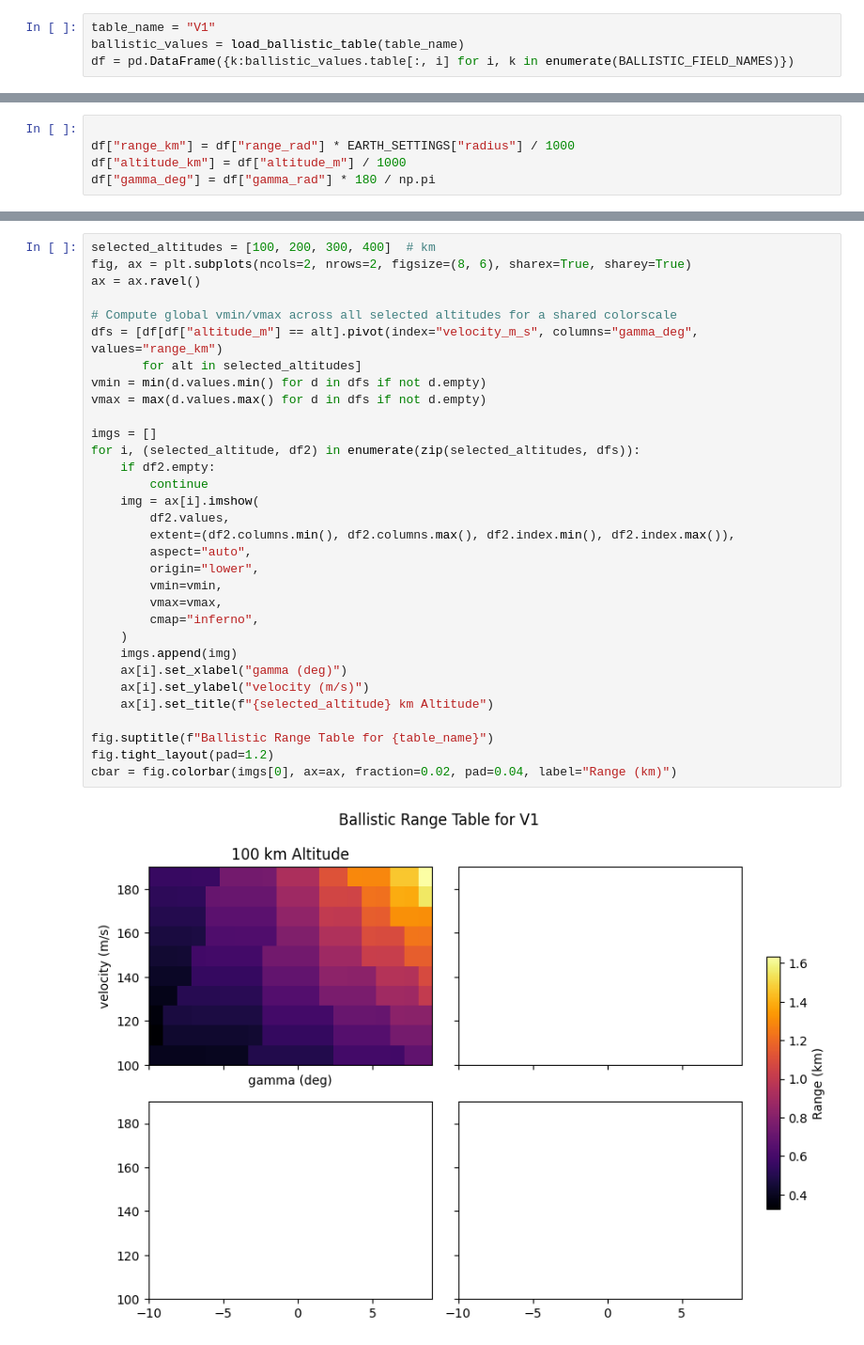
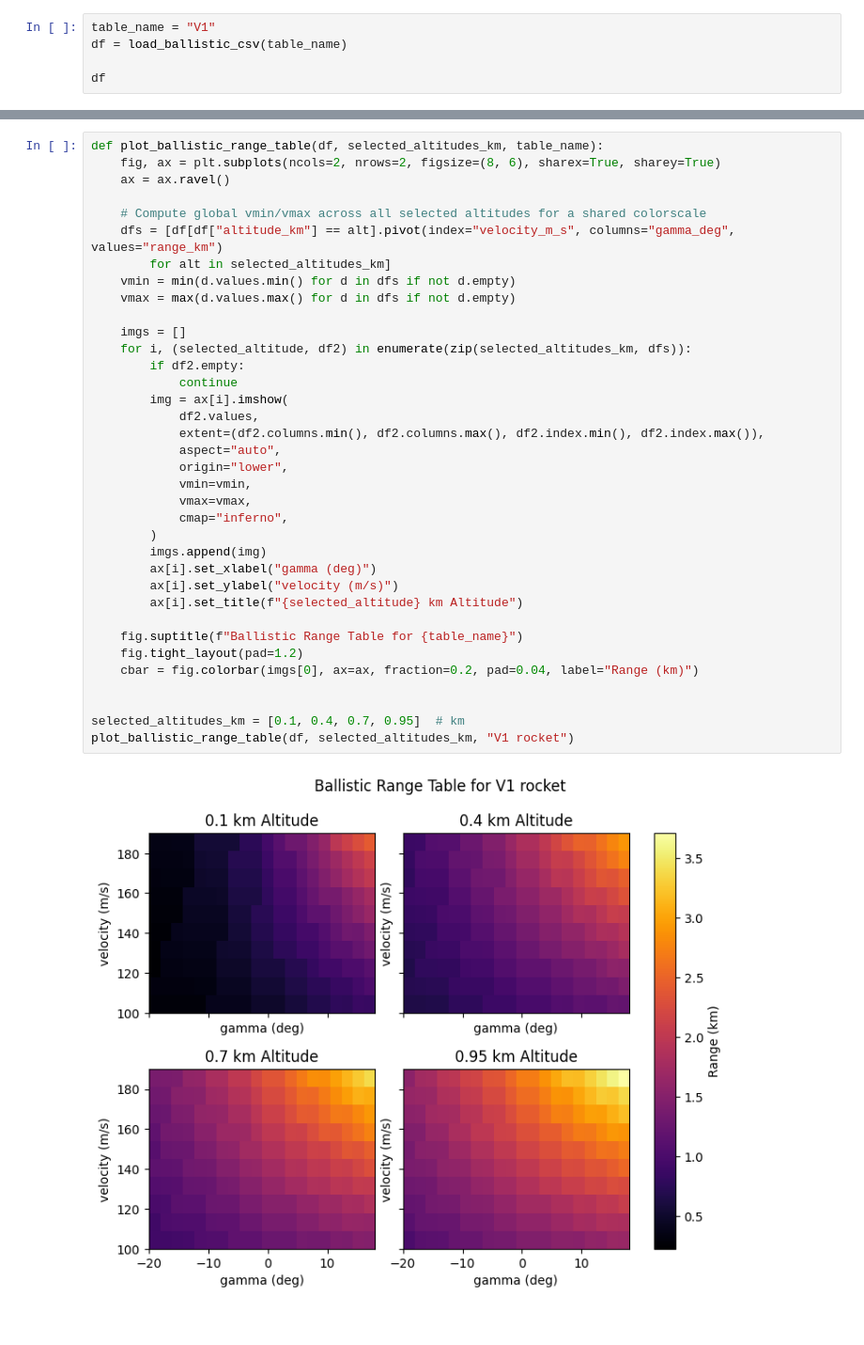
Before and after one commit to Sylvain-Rama/MAD, a Jupyter notebook: notebooks/tests_ballistic_tables.ipynb, the cells around one changed output, grey strips where cells are left out. Shown at 94% size. Drawn from its saved outputs; the diff is of its cells as text.

Commit message:
Improved tables computation & displays

```diff
--- a/notebooks/tests_ballistic_tables.ipynb
+++ b/notebooks/tests_ballistic_tables.ipynb
@@ -9,5 +12,6 @@ import pandas as pd
 import numpy as np
 # %%
 table_name = "V1"
-ballistic_values = load_ballistic_table(table_name)
-df = pd.DataFrame({k:ballistic_values.table[:, i] for i, k in enumerate(BALLISTIC_FIELD_NAMES)})
+df = load_ballistic_csv(table_name)
+
+df
@@ -14,5 +31,0 @@ df = pd.DataFrame({k:ballistic_values.table[:, i] for i, k in enumerate(BALLISTI
-# %%
-
-df["range_km"] = df["range_rad"] * EARTH_SETTINGS["radius"] / 1000
-df["altitude_km"] = df["altitude_m"] / 1000
-df["gamma_deg"] = df["gamma_rad"] * 180 / np.pi
@@ -40,35 +37,39 @@ array([0.1 , 0.15, 0.2 , 0.25, 0.3 , 0.35, 0.4 , 0.45, 0.5 , 0.55, 0.6 ,
 # %%
-selected_altitudes = [100, 200, 300, 400]  # km
-fig, ax = plt.subplots(ncols=2, nrows=2, figsize=(8, 6), sharex=True, sharey=True)
-ax = ax.ravel()
+def plot_ballistic_range_table(df, selected_altitudes_km, table_name):
+    fig, ax = plt.subplots(ncols=2, nrows=2, figsize=(8, 6), sharex=True, sharey=True)
+    ax = ax.ravel()
 
-# Compute global vmin/vmax across all selected altitudes for a shared colorscale
-dfs = [df[df["altitude_m"] == alt].pivot(index="velocity_m_s", columns="gamma_deg", values="range_km")
-       for alt in selected_altitudes]
-vmin = min(d.values.min() for d in dfs if not d.empty)
-vmax = max(d.values.max() for d in dfs if not d.empty)
+    # Compute global vmin/vmax across all selected altitudes for a shared colorscale
+    dfs = [df[df["altitude_km"] == alt].pivot(index="velocity_m_s", columns="gamma_deg", values="range_km")
+        for alt in selected_altitudes_km]
+    vmin = min(d.values.min() for d in dfs if not d.empty)
+    vmax = max(d.values.max() for d in dfs if not d.empty)
 
-imgs = []
-for i, (selected_altitude, df2) in enumerate(zip(selected_altitudes, dfs)):
-    if df2.empty:
-        continue
-    img = ax[i].imshow(
-        df2.values,
-        extent=(df2.columns.min(), df2.columns.max(), df2.index.min(), df2.index.max()),
-        aspect="auto",
-        origin="lower",
-        vmin=vmin,
-        vmax=vmax,
-        cmap="inferno",
-    )
-    imgs.append(img)
-    ax[i].set_xlabel("gamma (deg)")
-    ax[i].set_ylabel("velocity (m/s)")
-    ax[i].set_title(f"{selected_altitude} km Altitude")
+    imgs = []
+    for i, (selected_altitude, df2) in enumerate(zip(selected_altitudes_km, dfs)):
+        if df2.empty:
+            continue
+        img = ax[i].imshow(
+            df2.values,
+            extent=(df2.columns.min(), df2.columns.max(), df2.index.min(), df2.index.max()),
+            aspect="auto",
+            origin="lower",
+            vmin=vmin,
+            vmax=vmax,
+            cmap="inferno",
+        )
+        imgs.append(img)
+        ax[i].set_xlabel("gamma (deg)")
+        ax[i].set_ylabel("velocity (m/s)")
+        ax[i].set_title(f"{selected_altitude} km Altitude")
 
-fig.suptitle(f"Ballistic Range Table for {table_name}")
-fig.tight_layout(pad=1.2)
-cbar = fig.colorbar(imgs[0], ax=ax, fraction=0.02, pad=0.04, label="Range (km)")
+    fig.suptitle(f"Ballistic Range Table for {table_name}")
+    fig.tight_layout(pad=1.2)
+    cbar = fig.colorbar(imgs[0], ax=ax, fraction=0.2, pad=0.04, label="Range (km)")
+
+
+selected_altitudes_km = [0.1, 0.4, 0.7, 0.95]  # km
+plot_ballistic_range_table(df, selected_altitudes_km, "V1 rocket")
 # %% [output]
-[figure, old version]
+[figure, new version]
 # %%
```
Also changed, not shown: parts of 6 cells of this notebook, 4 other files.
